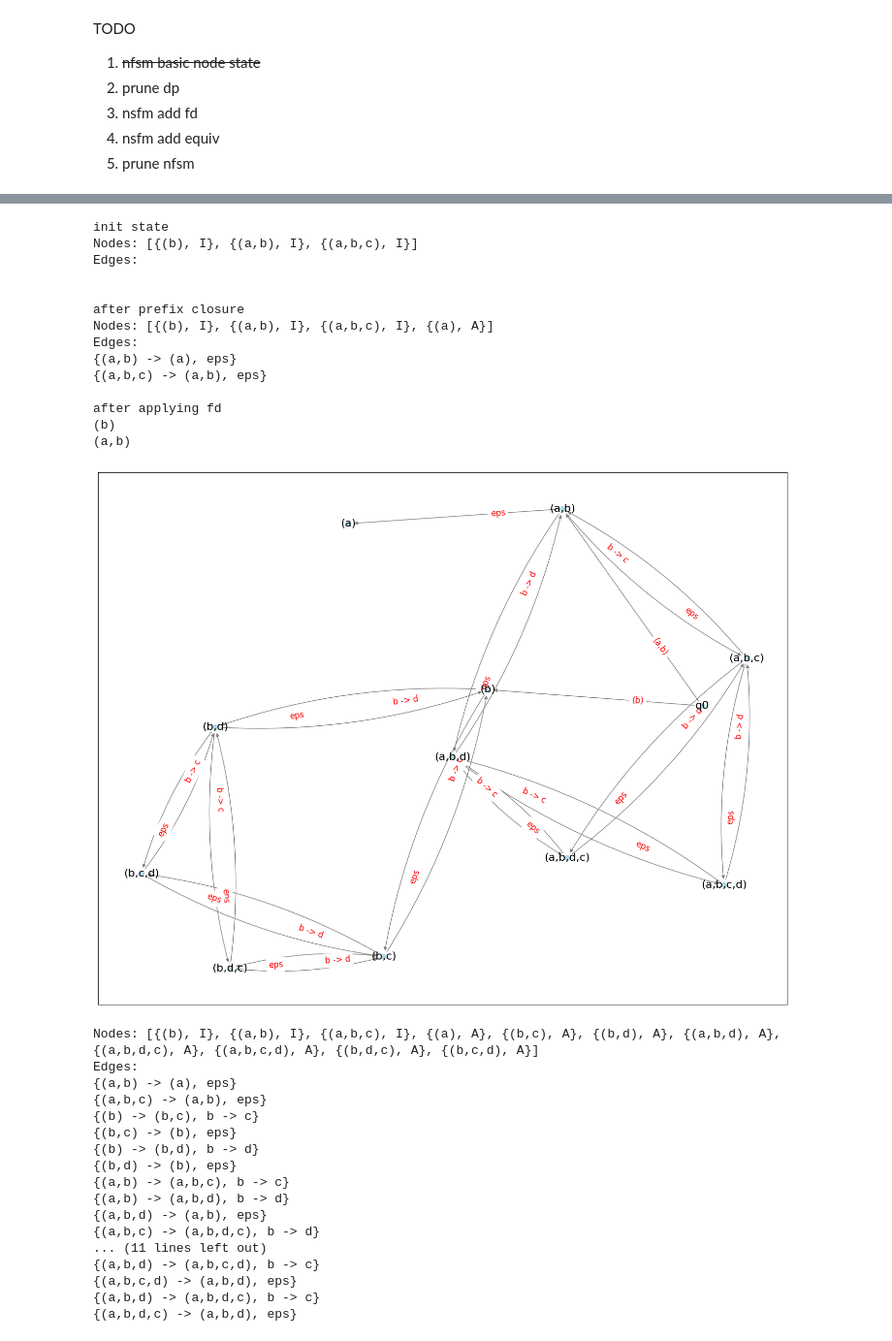
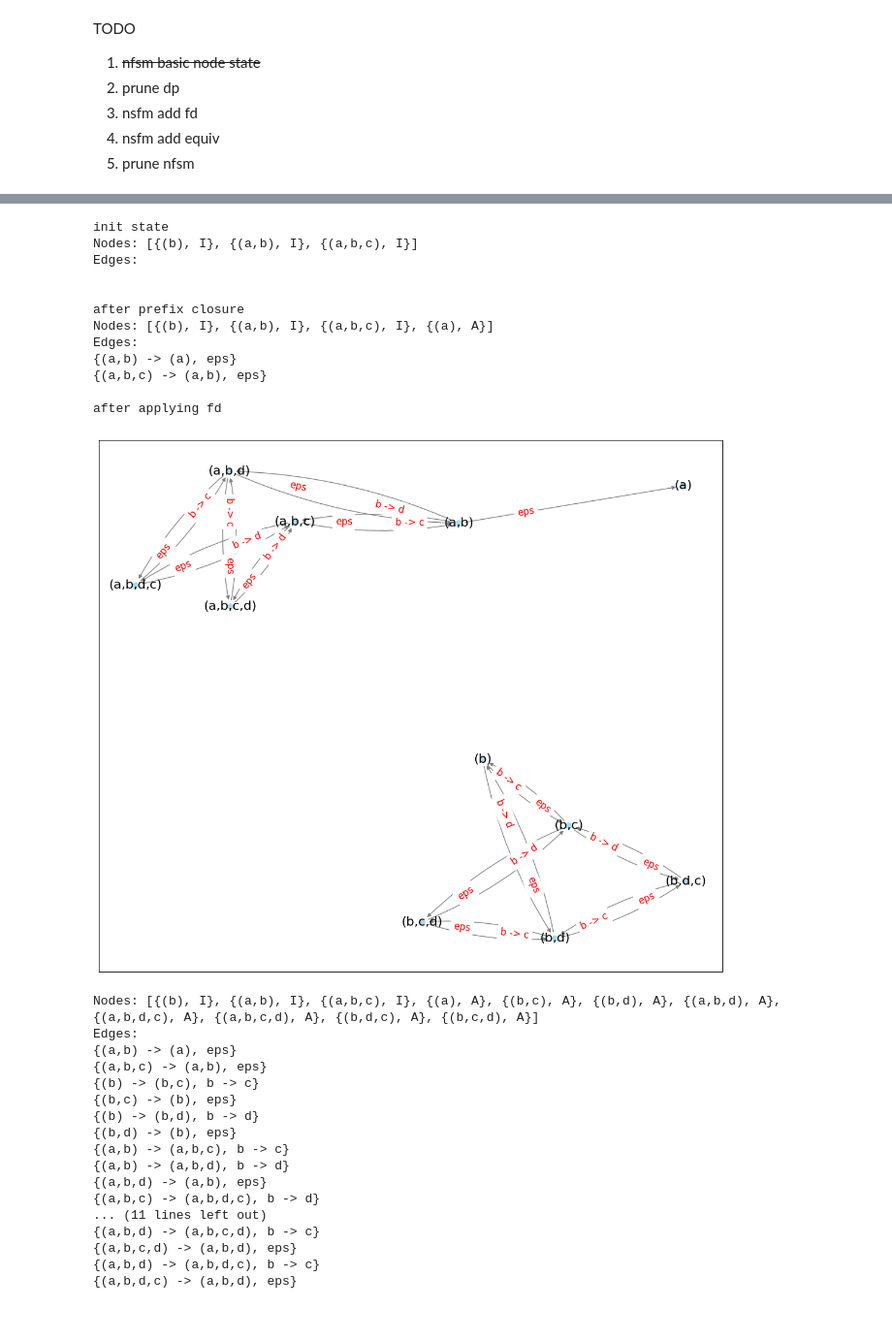
Before and after one commit to pavelvelikhov/DPHyp, a Jupyter notebook: OrderGroupFramework.ipynb, the cells around one changed output, grey strips where cells are left out. Shown at 97% size. Drawn from its saved outputs; the diff is of its cells as text; code cells hidden in the pictures.

```diff
--- a/OrderGroupFramework.ipynb
+++ b/OrderGroupFramework.ipynb
@@ -29,13 +29,8 @@ Requirement already satisfied: six>=1.5 in ./venv/lib/python3.9/site-packages (f
 import networkx as nx
 import matplotlib.pyplot as plt
 
-def draw_graph(nodes, edges, produced_ordering):
+def draw_graph(nodes, edges):
     G = nx.DiGraph()
-
-    if produced_ordering:
-        for p in produced_ordering:
-            G.add_edge("q0", '(' + ','.join(p.order) + ')', label=p)
-            print(p)
 
     drawable_edges = []
     for edge in edges:
@@ -44,9 +39,9 @@ def draw_graph(nodes, edges, produced_ordering):
         drawable_edges.append((lhs, rhs, {'label': edge.fd if edge.fd else 'eps'}))
 
     G.add_edges_from(drawable_edges)
-    pos = nx.spring_layout(G, seed=1233, k=1.5)
+    pos = nx.spring_layout(G, seed=1233, k=1.5, iterations=80)
 
-    plt.figure(figsize=(18, 14))
+    plt.figure(figsize=(14, 12))
 
     # Draw edges with arrows
     for u, v, d in G.edges(data=True):
@@ -66,17 +61,22 @@ def draw_graph(nodes, edges, produced_ordering):
     )
 
     plt.show()
-
-# Ensure you've defined Nodes, Edges, and other related classes or structures before this function call.
 # %%
 import enum
 import networkx as nx
 import matplotlib.pyplot as plt
 
 class FD:
+    class Type(enum.Enum):
+        eps = 0
+
     def __init__(self, activation_nodes: str, required_nodes: str):
+        if len(activation_nodes) == 0 and len(required_nodes) == 0:
+            self.type = self.Type.eps
+
         self.activation_nodes = activation_nodes
         self.required_nodes = required_nodes
+
 
     def __repr__(self) -> str:
         return f'{self.activation_nodes} -> {self.required_nodes}'
@@ -88,6 +88,7 @@ class Ordering:
 
     def __init__(self, order: list[str], type=''):
         self.order = order
+        self.type = type
 
     def __repr__(self) -> str:
         return '(' + ','.join(self.order) + ')'
@@ -144,7 +145,7 @@ class NFSM:
         self.filter_dp(functional_dependencies)
 
         self.apply_fd(functional_dependencies)
-        self.debug_print('after applying fd', True, produced)
+        self.debug_print('after applying fd', True)
 
 
 # private methods
@@ -202,11 +203,11 @@ class NFSM:
         self.nodes.append(node)
         return len(self.nodes) - 1
 
-    def debug_print(self, msg = '', draw = False, produced_ordering = None):
+    def debug_print(self, msg = '', draw = False):
         if msg:
             print(msg)
         if draw:
-            draw_graph(self.nodes, self.edges, produced_ordering)
+            draw_graph(self.nodes, self.edges)
         print(self)
 
     def __repr__(self) -> str:
@@ -228,36 +229,34 @@ def create_orderings(orderings : list[str], type: Ordering.Type):
 
 produced = create_orderings(['b', 'ab'], Ordering.Type.produced)
 tested = create_orderings(['abc'], Ordering.Type.tested)
 
 fds = [
     FD('b', 'c'),
     FD('b', 'd'),
 ]
 
 nfsm = NFSM()
 nfsm.construct(fds, produced, tested)
 
 
 # fds = [
 #     FD('a', 'b'),
 #     # FD('')
 # ]
 # %% [output]
 init state
 Nodes: [{(b), I}, {(a,b), I}, {(a,b,c), I}]
 Edges:
 
 
 after prefix closure
 Nodes: [{(b), I}, {(a,b), I}, {(a,b,c), I}, {(a), A}]
 Edges:
 {(a,b) -> (a), eps}
 {(a,b,c) -> (a,b), eps}
 
 after applying fd
-(b)
-(a,b)
-[figure, old version]
+[figure, new version]
 Nodes: [{(b), I}, {(a,b), I}, {(a,b,c), I}, {(a), A}, {(b,c), A}, {(b,d), A}, {(a,b,d), A}, {(a,b,d,c), A}, {(a,b,c,d), A}, {(b,d,c), A}, {(b,c,d), A}]
 Edges:
 {(a,b) -> (a), eps}
```
Also changed, not shown: parts of 1 cell of this notebook.
